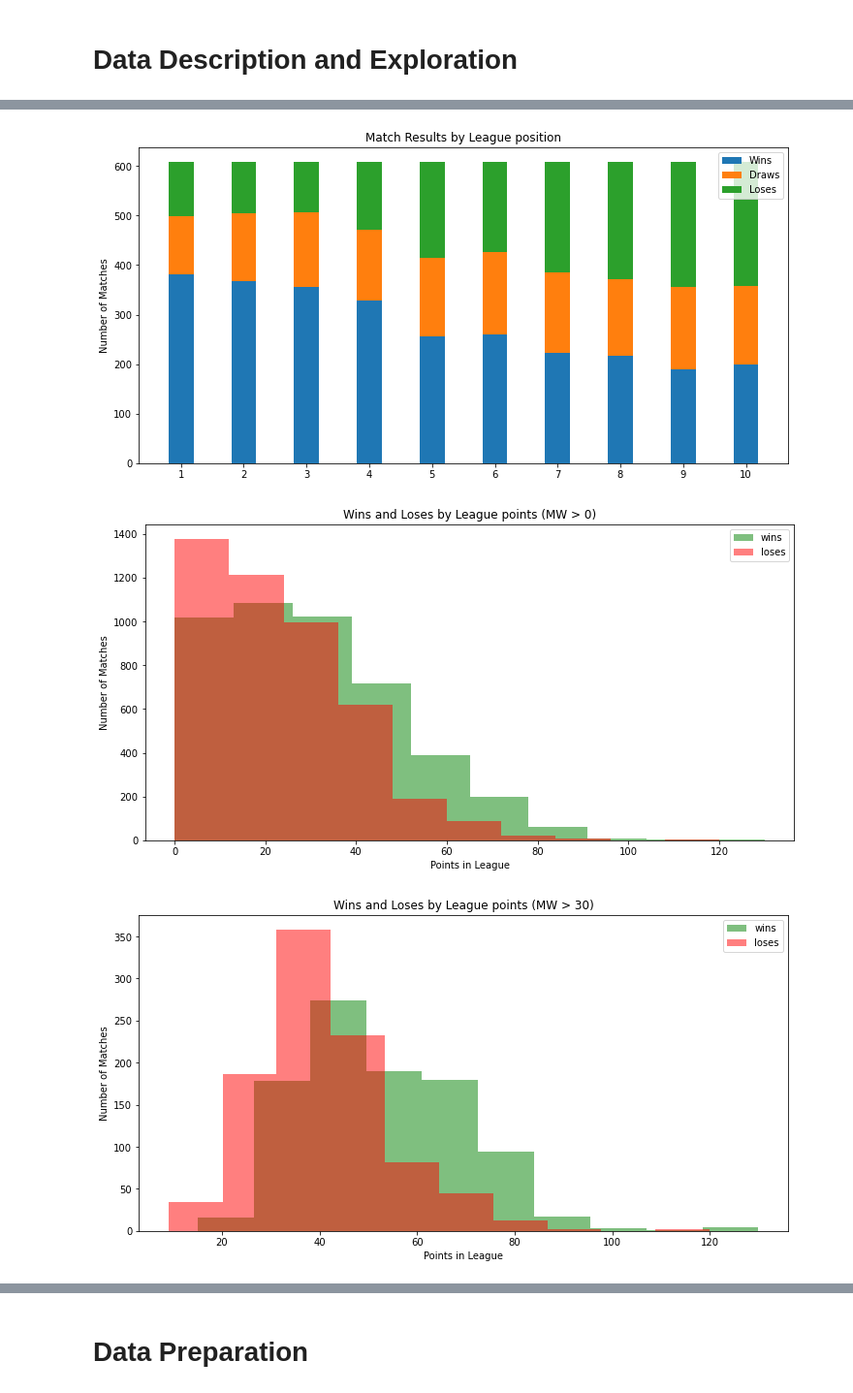
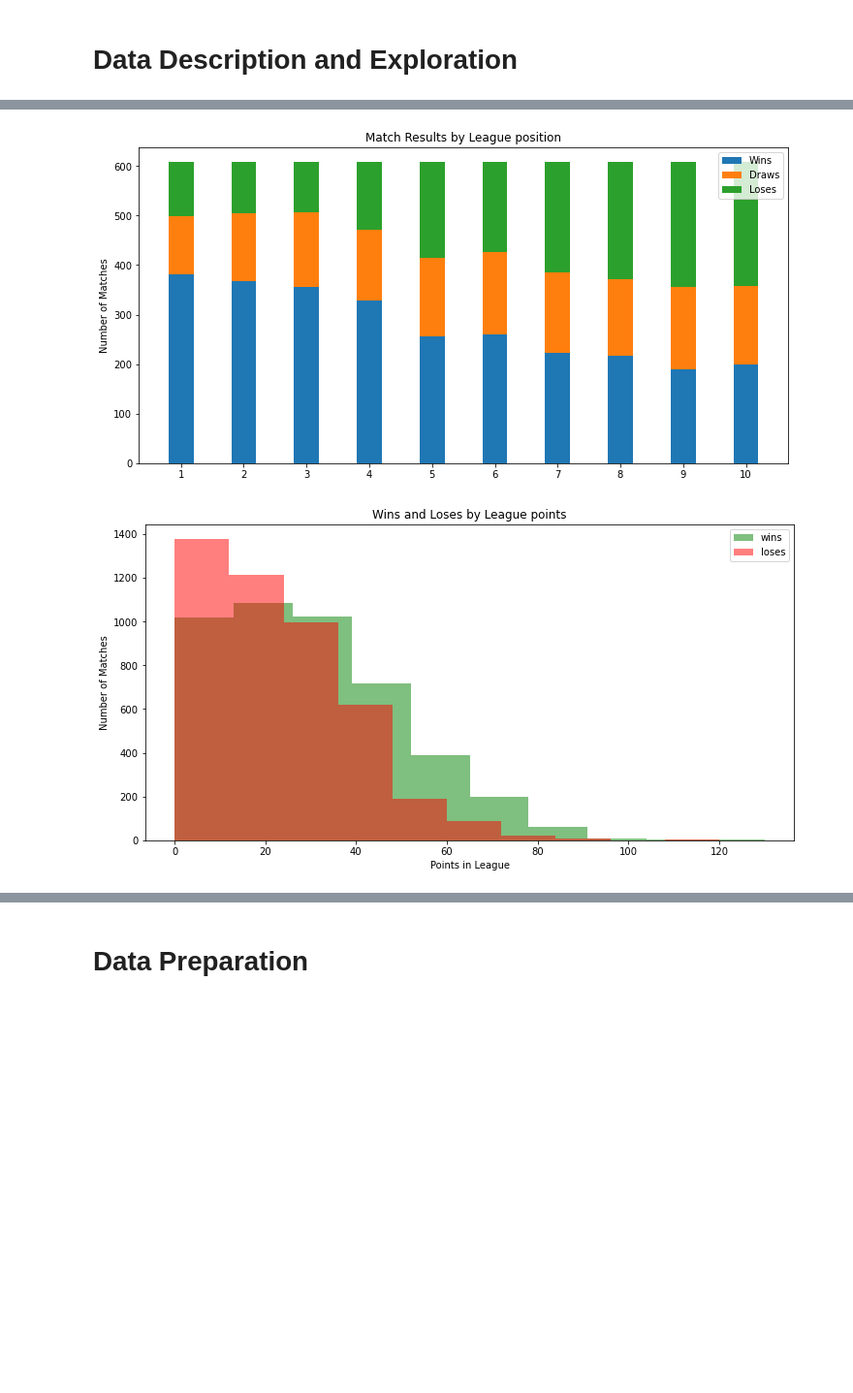
Before and after one commit to Rui-FMF/TAA_1, a Jupyter notebook: football_prediction.ipynb, the cells around one changed output, grey strips where cells are left out. Shown: that part at 97% size. Cells and saved outputs as stored; diff of their text form; code cells hidden in the pictures; blank space fills up the shorter version.

```diff
--- a/football_prediction.ipynb
+++ b/football_prediction.ipynb
@@ -112,8 +112,6 @@ for index, row in data.iterrows():
         draws[int(row['HomeTeamLP'])-1]+=1
         draws[int(row['AwayTeamLP'])-1]+=1
 
-# O dataset tem uma cena estranha, bué equipas na posição 18, mesmo que faça só apartir de MW 10
-
 labels = labels[0:10]
 wins = wins[0:10]
 draws = draws[0:10]
@@ -126,43 +124,40 @@ ax.bar(labels, wins, width, label='Wins')
 ax.bar(labels, draws, width, bottom=wins,
        label='Draws')
 ax.bar(labels, loses, width, bottom=wins+draws,
        label='Loses')
 
 ax.set_ylabel('Number of Matches')
 ax.set_title('Match Results by League position')
 ax.legend()
 
 plt.show()
 
 
 # Points in league vs wins
-def gen_hist(mw):
+def gen_hist():
     hist_wins = []
     hist_loses = []
 
     for index, row in data.iterrows():
-        if row['MW'] > mw:
-            if row['FTR']=='H':
-                hist_wins.append(row['HTP'])
-                hist_loses.append(row['ATP'])
-            elif row['FTR']=='A':
-                hist_wins.append(row['ATP'])
-                hist_loses.append(row['HTP'])
+        if row['FTR']=='H':
+            hist_wins.append(row['HTP'])
+            hist_loses.append(row['ATP'])
+        elif row['FTR']=='A':
+            hist_wins.append(row['ATP'])
+            hist_loses.append(row['HTP'])
 
 
     plt.hist(hist_wins, color='green', alpha=0.5, label='wins')
     plt.hist(hist_loses, color='red', alpha=0.5, label='loses')
     plt.legend(loc='upper right')
     plt.xlabel("Points in League")
     plt.ylabel("Number of Matches")
-    plt.title("Wins and Loses by League points (MW > "+ str(mw)+")")
+    plt.title("Wins and Loses by League points")
     plt.show()
 
-gen_hist(0)
-gen_hist(30)
+gen_hist()
 # %% [output]
 [figure]
 [figure]
 [figure]
-[figure, old version]
+[figure, new version]
-[figure, removed]
```
Also changed, not shown: parts of 44 cells of this notebook, 3 other files.
